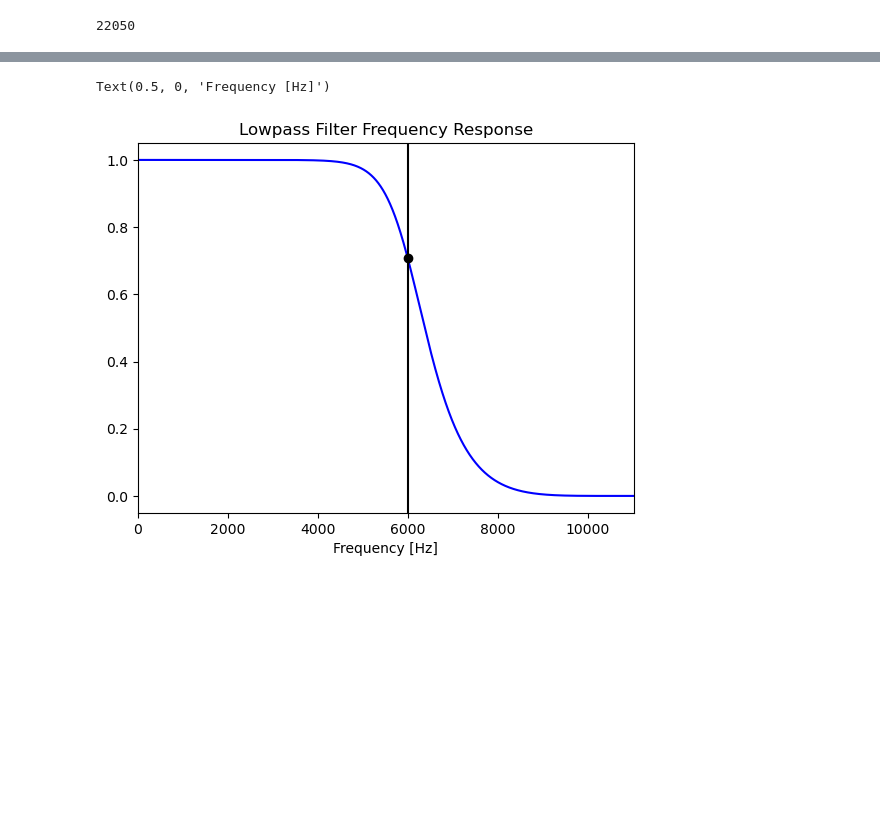
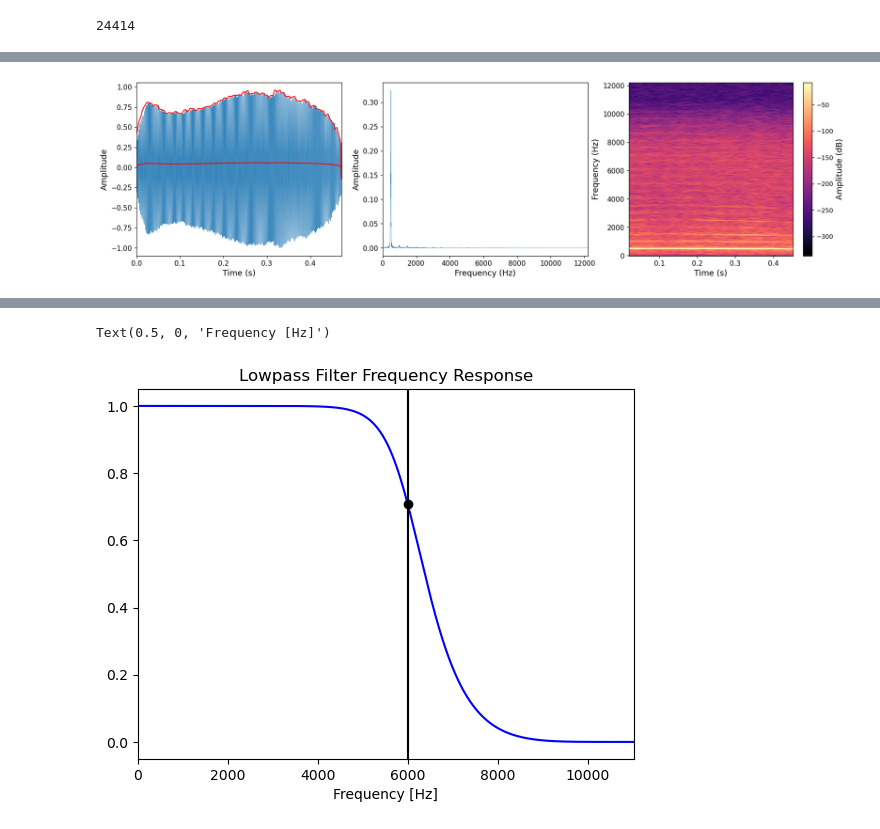
Before and after one commit to JaydenDave/decoding-animimal-communication, a Jupyter notebook: acoustic_features.ipynb, the cells around one changed output, grey strips where cells are left out. Drawn from its saved outputs; the diff is of its cells as text; code cells hidden in the pictures; blank space fills up the shorter version.

```diff
--- a/acoustic_features.ipynb
+++ b/acoustic_features.ipynb
@@ -12,8 +13,12 @@ from scipy.signal import butter, lfilter, freqz
 # %%
-file_path = "C:/Users/Jayde/Desktop/Datasets/sc09/sc09/nine/0a2b400e_nohash_2.wav"
-signal, sr = lb.load(file_path)
+file_path = "C:/Users/Jayde/Desktop/library/macaques/data/train/AL917.wav"
+file_path = "C:/Users/Jayde/Desktop/wavegan/m5/generated_10000.wav"
+signal, sr = lb.load(file_path, sr = 24414)
 print(sr)
 IPython.display.display(Audio(signal, rate =sr))
+signal = cut_signal(signal, sr)
+create_plots(signal,sr)
 # %% [output]
-22050
+24414
 [interactive output not drawn]
+[figure, added]
```
Also changed, not shown: parts of 9 cells of this notebook, 20 other files.
